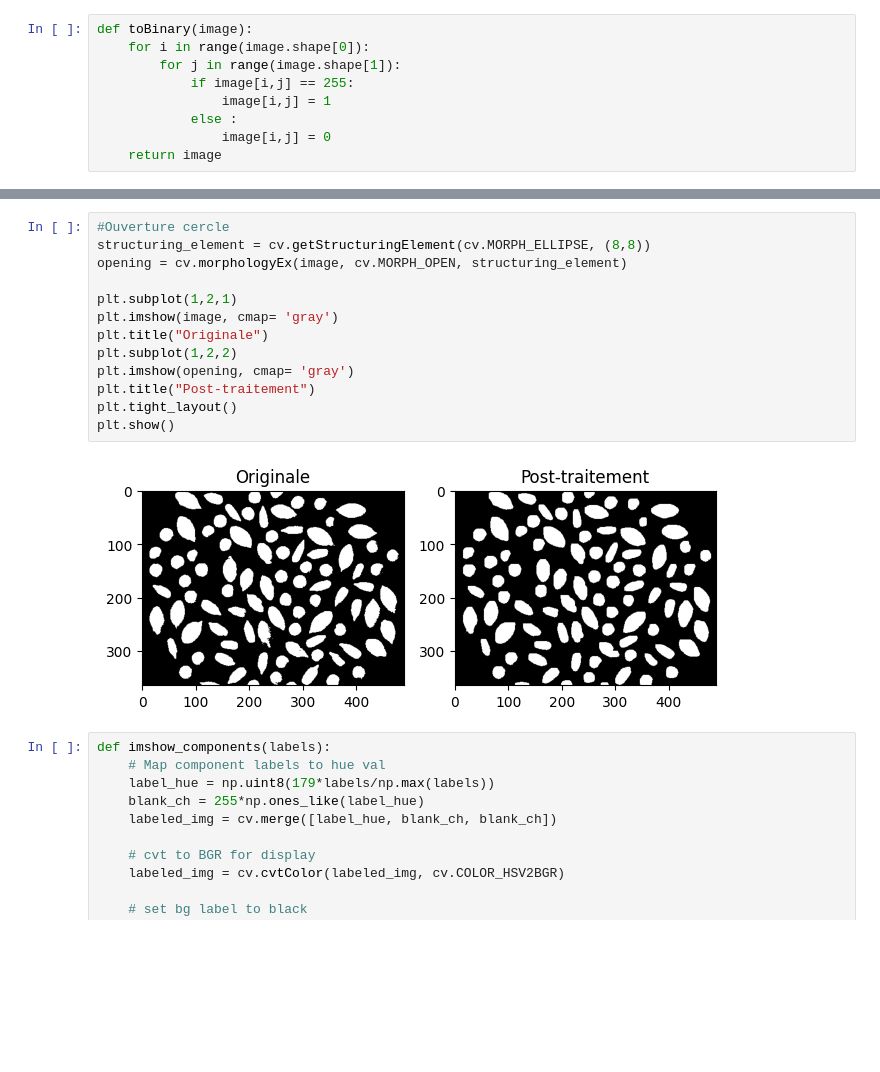
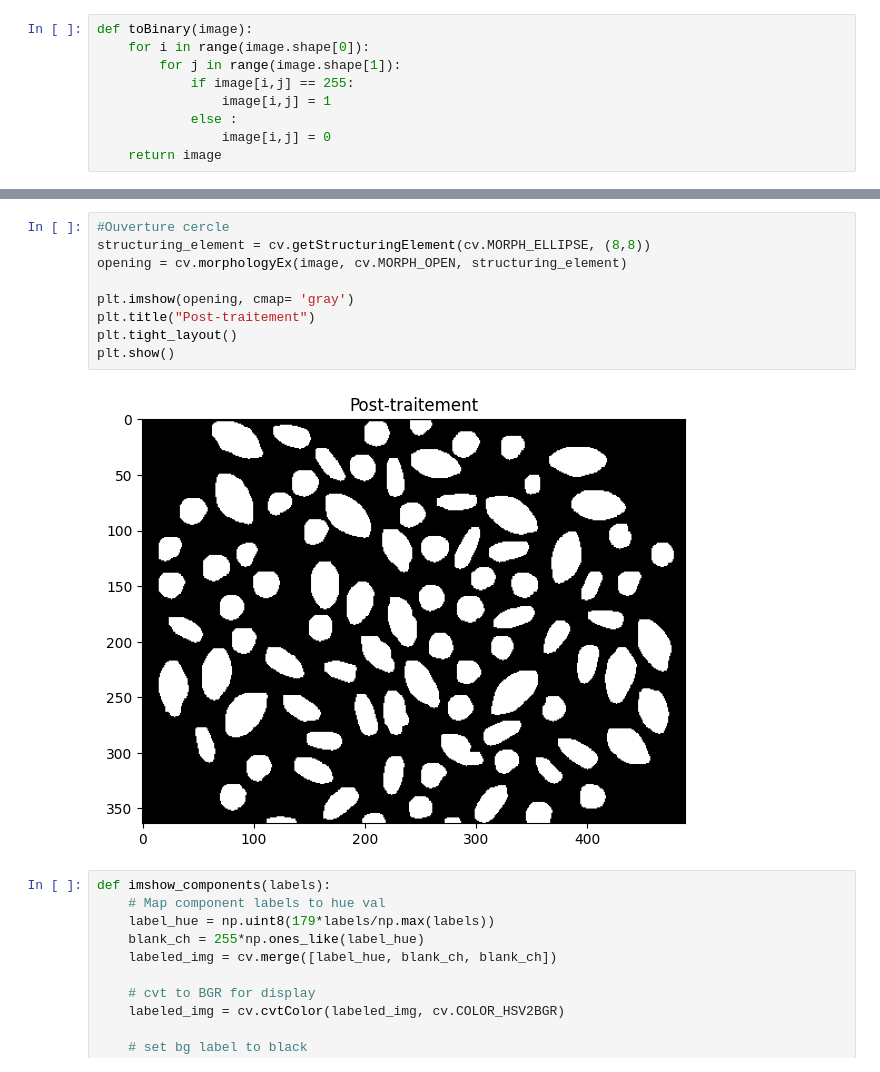
Before and after one commit to noe-upssitech/Image-Processing, a Jupyter notebook: TP6/TP6.ipynb, the cells around one changed output, grey strips where cells are left out. Cells and saved outputs as stored; diff of their text form; blank space fills up the shorter version.

```diff
--- a/TP6/TP6.ipynb
+++ b/TP6/TP6.ipynb
@@ -26,18 +26,14 @@ plt.imshow(image)
 # %%
 #Ouverture cercle
 structuring_element = cv.getStructuringElement(cv.MORPH_ELLIPSE, (8,8))
 opening = cv.morphologyEx(image, cv.MORPH_OPEN, structuring_element)
 
-plt.subplot(1,2,1)
-plt.imshow(image, cmap= 'gray')
-plt.title("Originale")
-plt.subplot(1,2,2)
 plt.imshow(opening, cmap= 'gray')
 plt.title("Post-traitement")
 plt.tight_layout()
 plt.show()
 # %% [output]
-[figure, old version]
+[figure, new version]
 # %%
 def imshow_components(labels):
     # Map component labels to hue val
```
Also changed, not shown: parts of 4 cells of this notebook, 2 other files.
